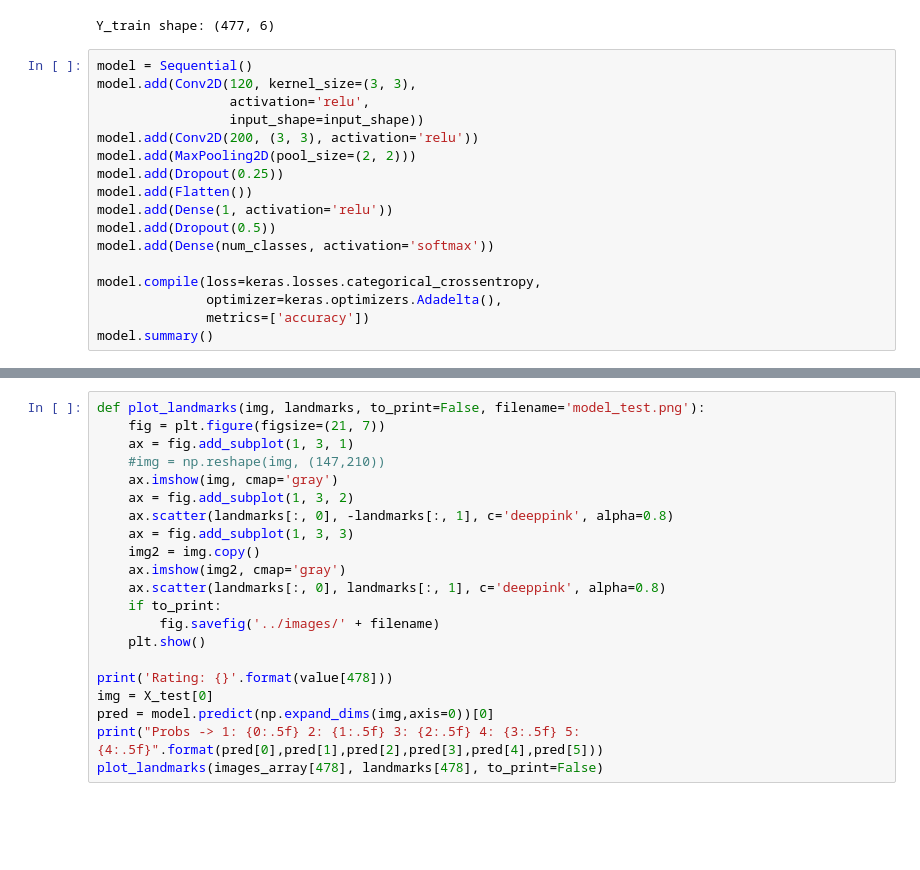
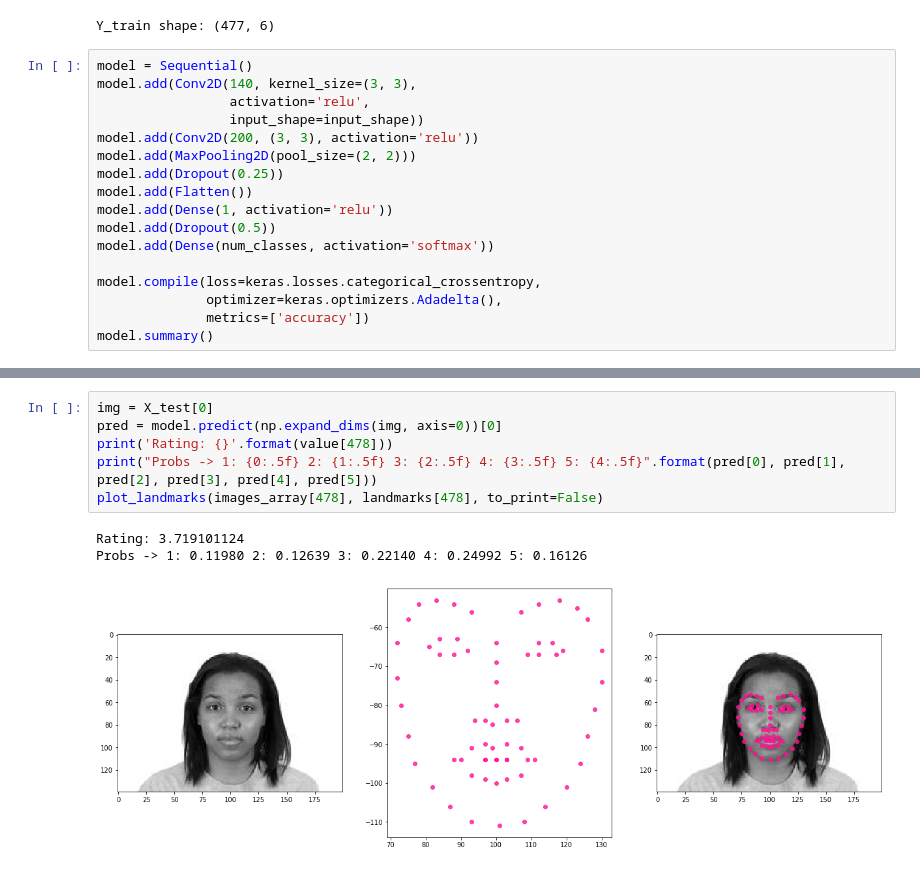
Before and after one commit to iamjss/beauty-project, a Jupyter notebook: src/b34uty_project.ipynb, the cells around one changed output, grey strips where cells are left out. Saved outputs shown, nothing was run; the diff lists cells and outputs as text; blank space fills up the shorter version.

```diff
--- a/src/b34uty_project.ipynb
+++ b/src/b34uty_project.ipynb
@@ -256,7 +256,7 @@ print('Y_train shape:', y_train.shape)
 Y_train shape: (477, 6)
 # %%
 model = Sequential()
-model.add(Conv2D(120, kernel_size=(3, 3),
+model.add(Conv2D(140, kernel_size=(3, 3),
                  activation='relu',
                  input_shape=input_shape))
 model.add(Conv2D(200, (3, 3), activation='relu'))
@@ -305,21 +327,10 @@ print('Test accuracy:', score[1])
 # %%
-def plot_landmarks(img, landmarks, to_print=False, filename='model_test.png'):
-    fig = plt.figure(figsize=(21, 7))
-    ax = fig.add_subplot(1, 3, 1)
-    #img = np.reshape(img, (147,210))
-    ax.imshow(img, cmap='gray')
-    ax = fig.add_subplot(1, 3, 2)
-    ax.scatter(landmarks[:, 0], -landmarks[:, 1], c='deeppink', alpha=0.8)
-    ax = fig.add_subplot(1, 3, 3)
-    img2 = img.copy()
-    ax.imshow(img2, cmap='gray')
-    ax.scatter(landmarks[:, 0], landmarks[:, 1], c='deeppink', alpha=0.8)
-    if to_print:
-        fig.savefig('../images/' + filename)
-    plt.show()
-
+img = X_test[0]
+pred = model.predict(np.expand_dims(img, axis=0))[0]
 print('Rating: {}'.format(value[478]))
-img = X_test[0]
-pred = model.predict(np.expand_dims(img,axis=0))[0]
-print("Probs -> 1: {0:.5f} 2: {1:.5f} 3: {2:.5f} 4: {3:.5f} 5: {4:.5f}".format(pred[0],pred[1],pred[2],pred[3],pred[4],pred[5]))
+print("Probs -> 1: {0:.5f} 2: {1:.5f} 3: {2:.5f} 4: {3:.5f} 5: {4:.5f}".format(pred[0], pred[1], pred[2], pred[3], pred[4], pred[5]))
 plot_landmarks(images_array[478], landmarks[478], to_print=False)
+# %% [output]
+Rating: 3.719101124
+Probs -> 1: 0.11980 2: 0.12639 3: 0.22140 4: 0.24992 5: 0.16126
+[figure, added]
```
Also changed, not shown: parts of 3 cells of this notebook, 3 other files.
